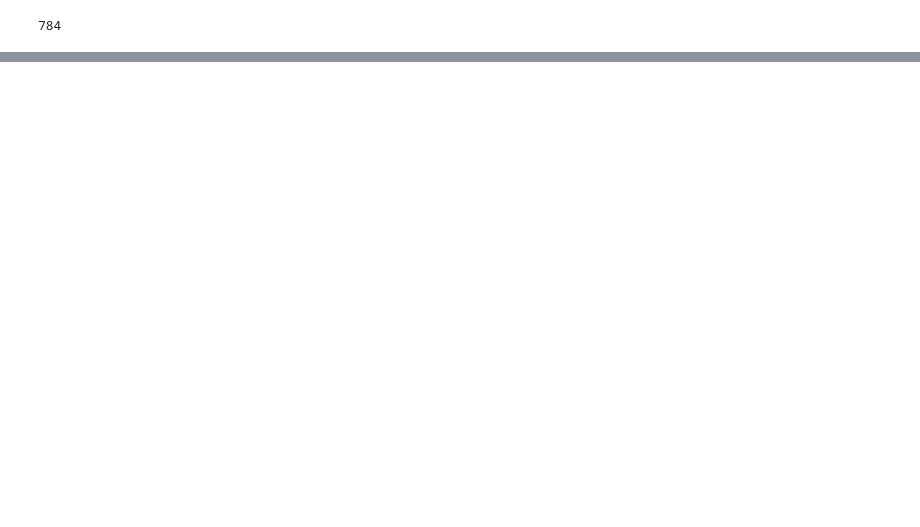
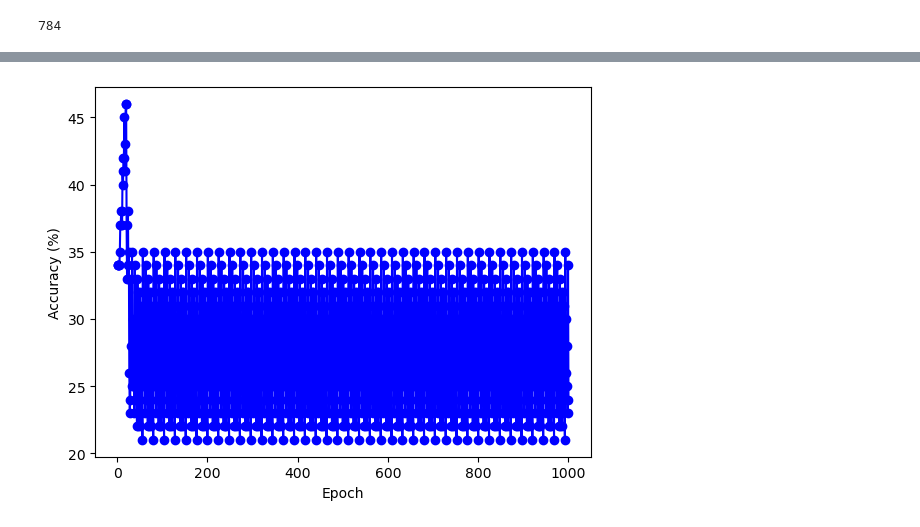
Before and after one commit to prayaspatnaik21/NNForCircuits, a Jupyter notebook: Local Learning Matlab conversion.ipynb, the cells around one changed output, grey strips where cells are left out. Cells and saved outputs as stored; diff of their text form; code cells hidden in the pictures; blank space fills up the shorter version.

```diff
--- a/Local Learning Matlab conversion.ipynb
+++ b/Local Learning Matlab conversion.ipynb
@@ -340,3 +373,100 @@ print(W1)
 len(W1[:,0])
 # %% [output]
 784
+# %%
+import numpy as np
+import matplotlib.pyplot as plt
+import random
+
+W1 = np.random.rand(784, 3)
+A = np.zeros((1, 3))
+
+# Hyperparameters
+alpha = 0.00001
+w_thresh = 20
+leak = 1.5
+fire_thresh = 10
+wu_thresh = 100
+
+ep = 1000
+result = []
+
+acc_plot = []
+for k in range(ep):
+    #print("Epoch#", k+1)
+
+    acc = 0
+    maxPredict = []
+    for i in range(99):
+        AA = flattenImage[i]
+        A_m = np.dot(AA, W1)
+
+        A[0][0] += A_m[0]
+        A[0][1] += A_m[1]
+        A[0][2] += A_m[2]
+        #print(A)
+
+        if A[0][0] > wu_thresh:
+            W1[:,0] += alpha * A[0][0]
+#             W1[:,0] = (for W1 in W1[:,0] if W1 > [W1 > w_thresh] = w_thresh
+        else:
+            W1[:,0] -= alpha * A[0][0]
+
+        if A[0][1] > wu_thresh:
+            W1[:,1] += alpha * A[0][1]
+        else:
+            W1[:,1] -= alpha * A[0][1]
+
+        if A[0][2] > wu_thresh:
+            W1[:,2] += alpha * A[0][2]
+        else:
+            W1[:,2] -= alpha * A[0][2]
+
+#         W1[:,0][W1 > w_thresh] = w_thresh
+#         #W1[W1 < 0] = 0
+
+        for j in range(3):
+            if A[0][j] >= fire_thresh:
+                A[0][j] = 0
+            else:
+                A[0][j] -= alpha * leak
+
+        predict = np.argmax(A[0])
+        maxPredict.append(predict)
+        if predict == 0:
+            predict = 0
+        elif predict == 1:
+            predict = 1
+        else:
+            predict = 5
+
+        if predict == Y_train_filter[i]:
+            acc += 1
+    if acc > 45:
+        print(f"{acc} and {k+1}")
+    acc_plot.append((acc / 100) * 100)
+
+    result.append(maxPredict)
+
+
+    count_correct = 0
+    comp = np.zeros((99, 2))
+
+#     for i in range(99):
+#         comp[i, 0] = Y_train_filter[i]
+#         comp[i, 1] = predict
+
+#         if comp[i, 0] == comp[i, 1]:
+#             count_correct += 1
+
+#     count_correct_store = count_correct
+# #     print(count_correct_store)
+
+#     if acc_plot[k] >= 70:
+#         comp_s = comp
+
+plt.plot(range(1, ep + 1), acc_plot, "b-o")
+plt.xlabel('Epoch')
+plt.ylabel('Accuracy (%)')
+plt.show()
+# %% [output]
@@ -342,0 +475 @@ len(W1[:,0])
+[figure, added]
```
Also changed, not shown: parts of 18 cells of this notebook, 3 other files.
